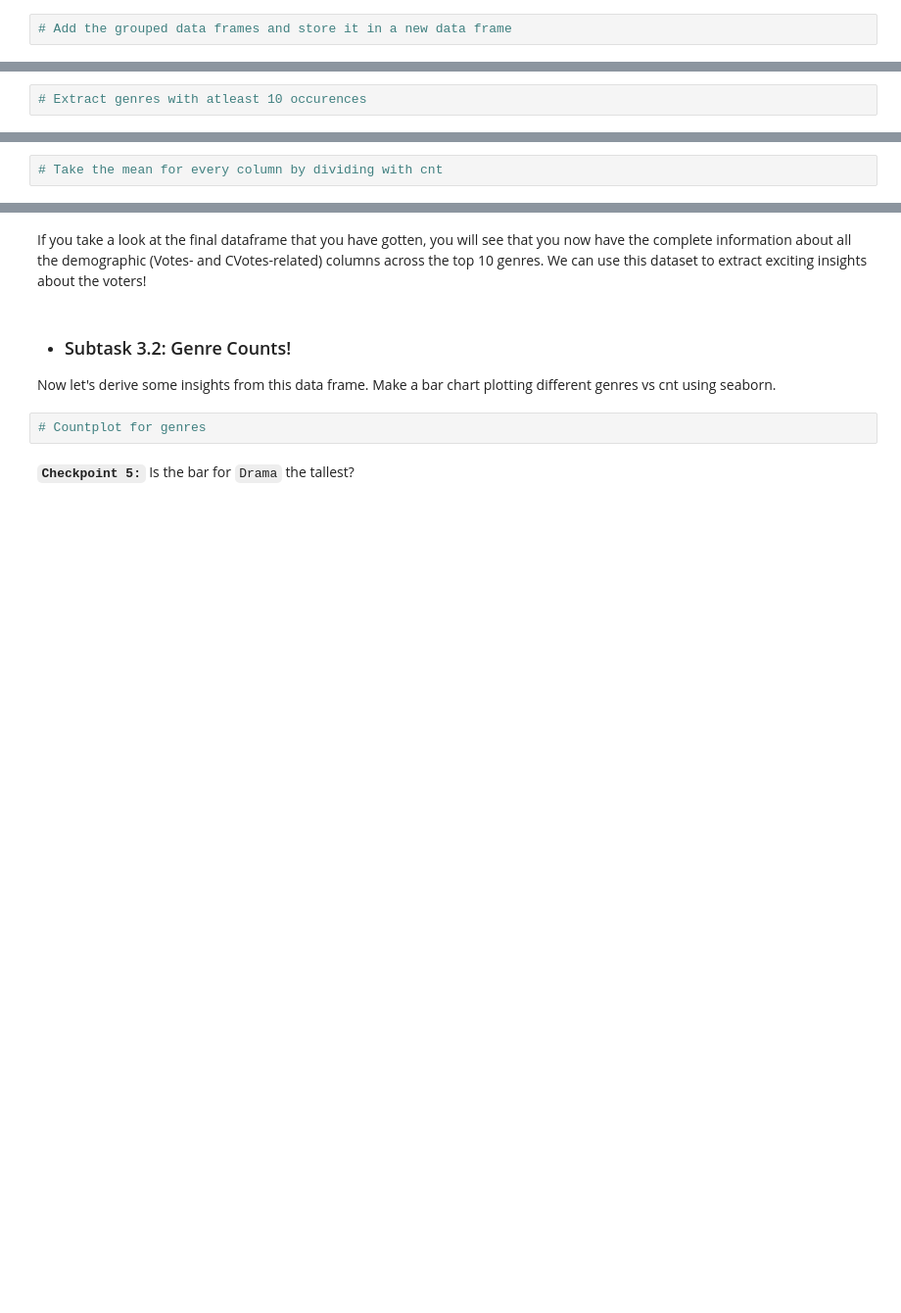
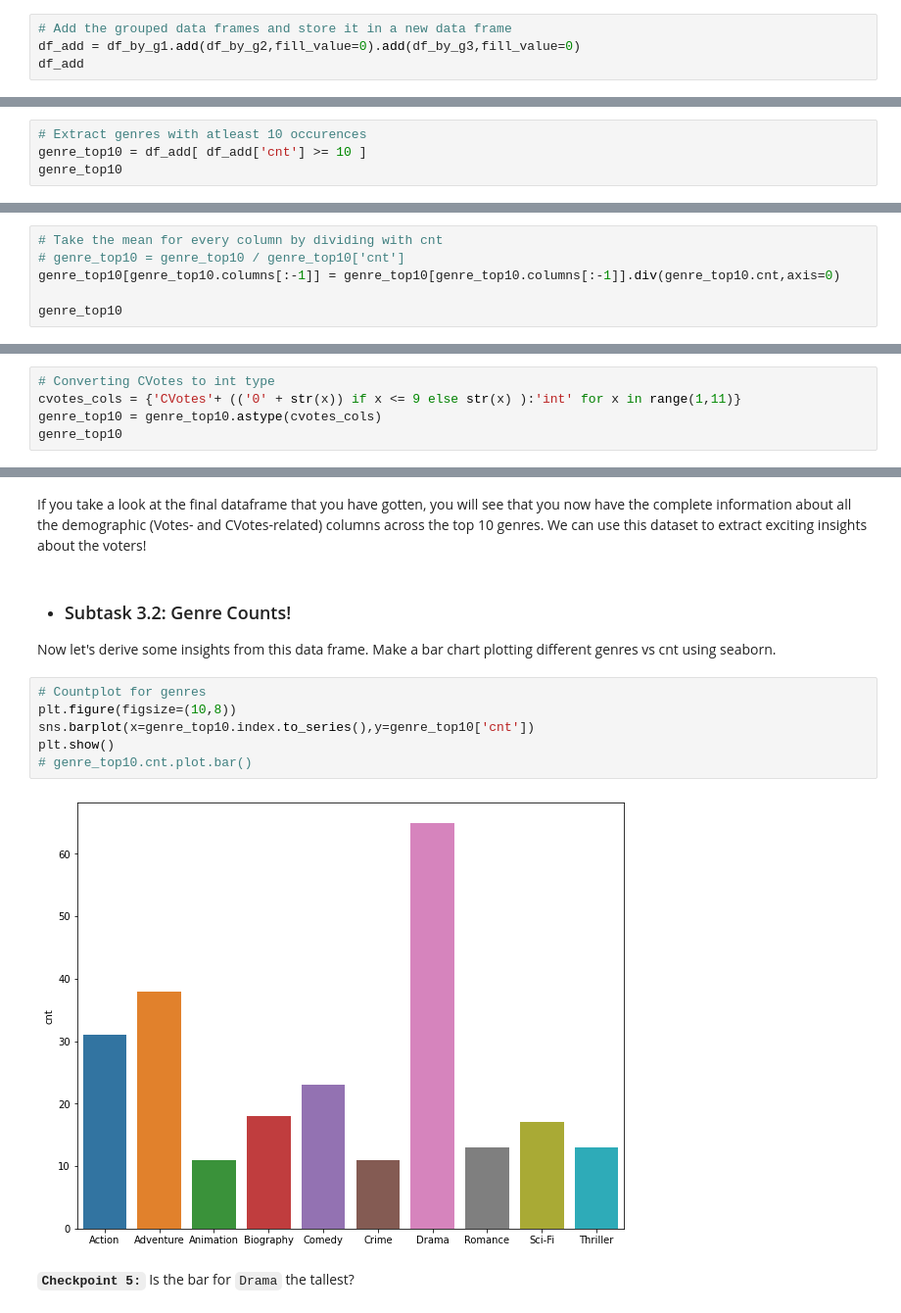
Before and after one commit to abhinav-m/data-science-bootcamp, a Jupyter notebook: projects/upgrad-imdb-assignment/IMDb+Movie+Assignment.ipynb, the cells around one changed output, grey strips where cells are left out. Shown at 98% size. Cells and saved outputs as stored; diff of their text form; blank space fills up the shorter version.

```diff
--- a/projects/upgrad-imdb-eda/IMDb+Movie+Assignment.ipynb
+++ b/projects/upgrad-imdb-assignment/IMDb+Movie+Assignment.ipynb
@@ -350,2 +399,4 @@ There are 3 columns in the dataframe - `genre_1`, `genre_2`, and `genre_3`. As a
 # %%
 # Add the grouped data frames and store it in a new data frame
+df_add = df_by_g1.add(df_by_g2,fill_value=0).add(df_by_g3,fill_value=0)
+df_add
@@ -352,2 +422,4 @@ There are 3 columns in the dataframe - `genre_1`, `genre_2`, and `genre_3`. As a
 # %%
 # Extract genres with atleast 10 occurences
+genre_top10 = df_add[ df_add['cnt'] >= 10 ]
+genre_top10
@@ -354,2 +439,6 @@ There are 3 columns in the dataframe - `genre_1`, `genre_2`, and `genre_3`. As a
 # %%
 # Take the mean for every column by dividing with cnt
+# genre_top10 = genre_top10 / genre_top10['cnt']
+genre_top10[genre_top10.columns[:-1]] = genre_top10[genre_top10.columns[:-1]].div(genre_top10.cnt,axis=0)
+
+genre_top10
@@ -359,0 +474,5 @@ There are 3 columns in the dataframe - `genre_1`, `genre_2`, and `genre_3`. As a
+# %%
+# Converting CVotes to int type
+cvotes_cols = {'CVotes'+ (('0' + str(x)) if x <= 9 else str(x) ):'int' for x in range(1,11)}
+genre_top10 = genre_top10.astype(cvotes_cols)
+genre_top10
@@ -363,8 +495,14 @@ If you take a look at the final dataframe that you have gotten, you will see tha
 -  ###  Subtask 3.2: Genre Counts!
 
 Now let's derive some insights from this data frame. Make a bar chart plotting different genres vs cnt using seaborn.
-# %%
-# Countplot for genres
+# %%
+# Countplot for genres
+plt.figure(figsize=(10,8))
+sns.barplot(x=genre_top10.index.to_series(),y=genre_top10['cnt'])
+plt.show()
+# genre_top10.cnt.plot.bar()
+# %% [output]
+[figure, added]
 # %% [markdown]
 **`Checkpoint 5:`** Is the bar for `Drama` the tallest?
 # %% [markdown]
```
Also changed, not shown: parts of 11 cells of this notebook.
